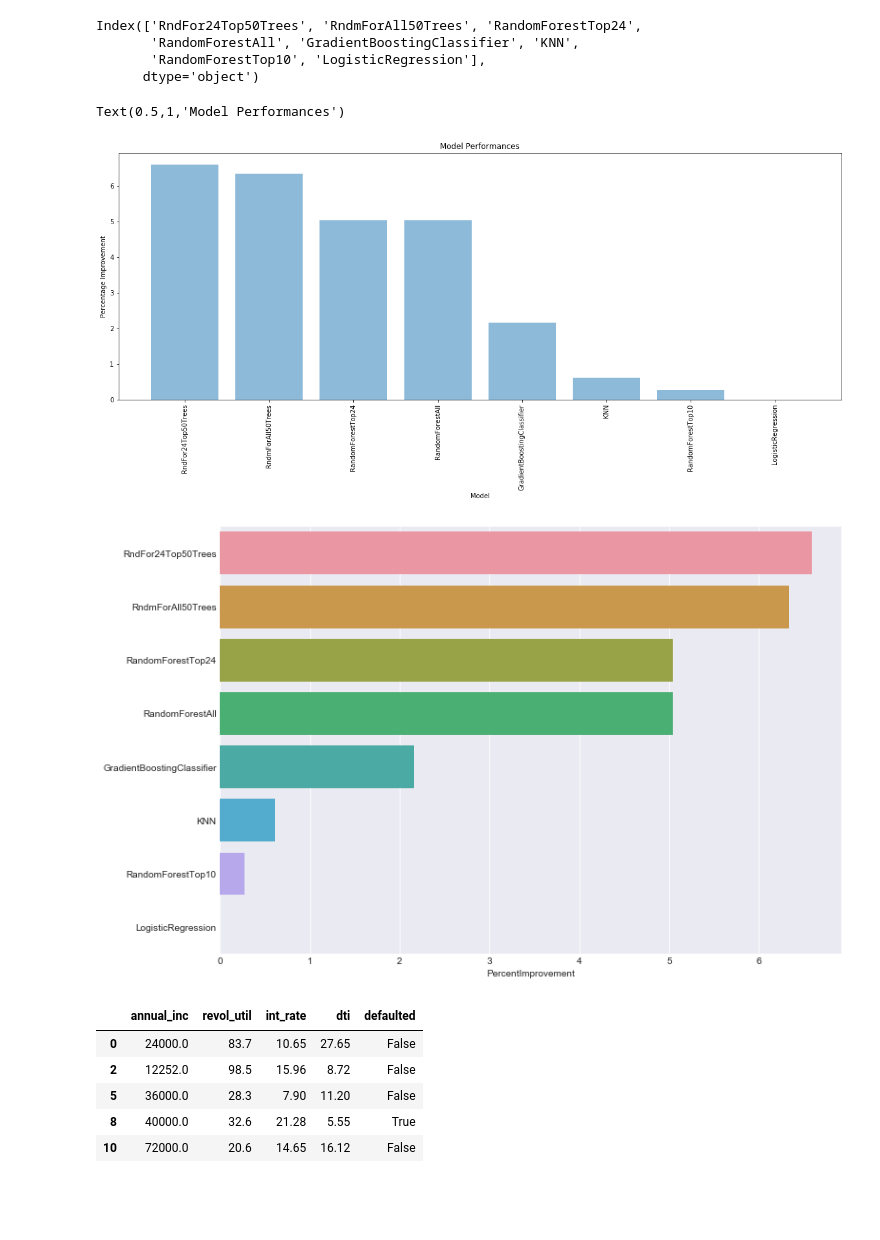
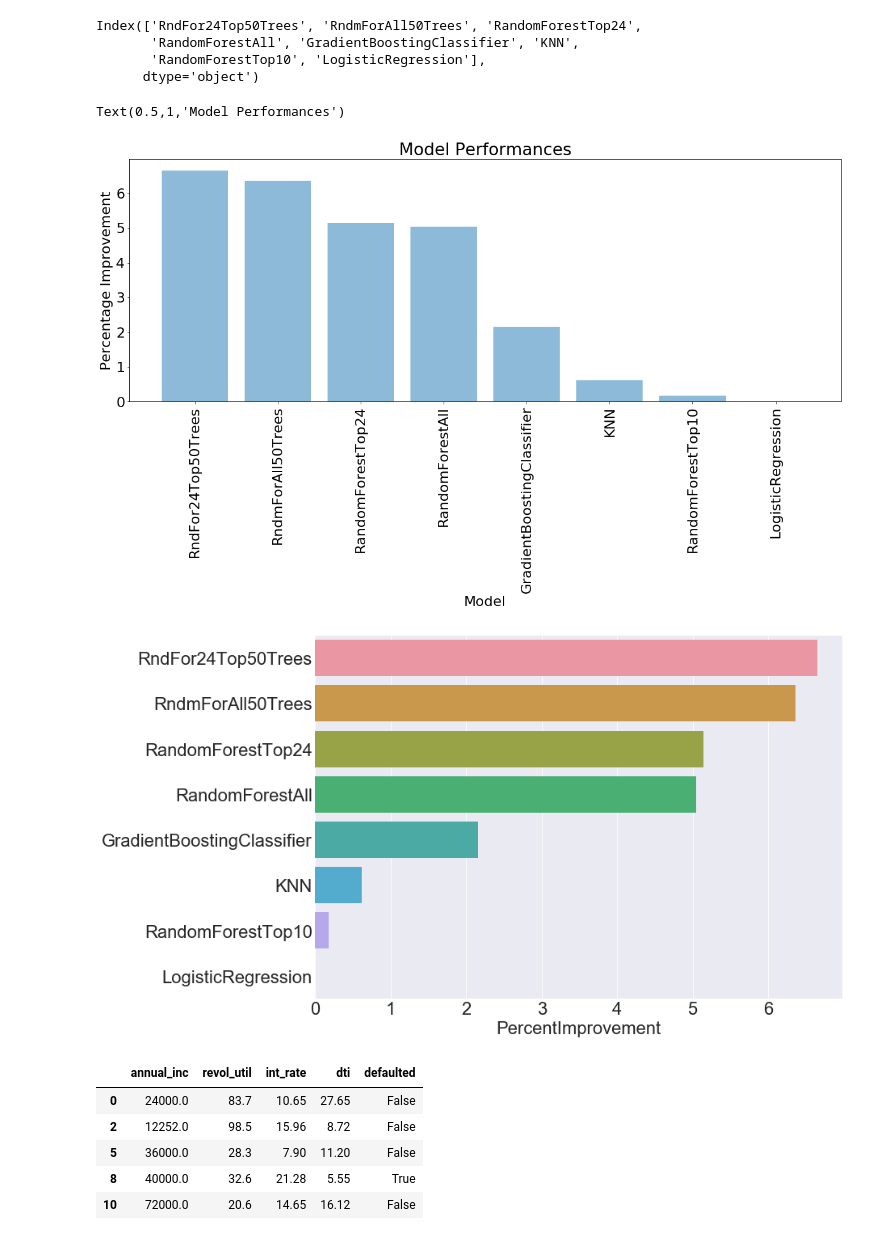
Before and after one commit to douglas-h-wood/LendingClubLoanDataFinal, a Jupyter notebook: LendingClubLoanDataFinal.ipynb, the cells around one changed output. Saved outputs shown, nothing was run; the diff lists cells and outputs as text; code cells hidden in the pictures; blank space fills up the shorter version.

```diff
--- a/LendingClubLoanDataFinal.ipynb
+++ b/LendingClubLoanDataFinal.ipynb
@@ -682,18 +680,18 @@ Index(['RndFor24Top50Trees', 'RndmForAll50Trees', 'RandomForestTop24',
 # %%
 # Make a histogram of model performances:
 
 model = df_scores['score'].index
 performance = df_scores['PercentImprovement'].values
 plt.figure(figsize=(20,7))
-#plt.rcParams.update({'font.size': 22})
+plt.rcParams.update({'font.size': 22})
 plt.bar(range(len(df_scores)),performance, align='center', alpha=0.5,tick_label=model)
 plt.xticks(rotation='vertical')
 plt.xlabel('Model')
 plt.ylabel('Percentage Improvement')
 plt.title('Model Performances')
 # %% [output]
 Text(0.5,1,'Model Performances')
-[figure, old version]
+[figure, new version]
 # %%
 sns.set_style("darkgrid")
 sns.set_palette("husl")
@@ -701,7 +699,7 @@ sns.barplot(y=df_scores.index,x=df_scores.PercentImprovement)
 #.gcf() = "get current figure"
 plt.gcf().set_size_inches(11.7, 8.27)
 # %% [output]
-[figure, old version]
+[figure, new version]
 # %%
 # Make a dataframe with just the four continuous variables and the boolean outcome variable.
 top_four=list(top_features[-4:])
```
Also changed, not shown: parts of 14 cells of this notebook.
